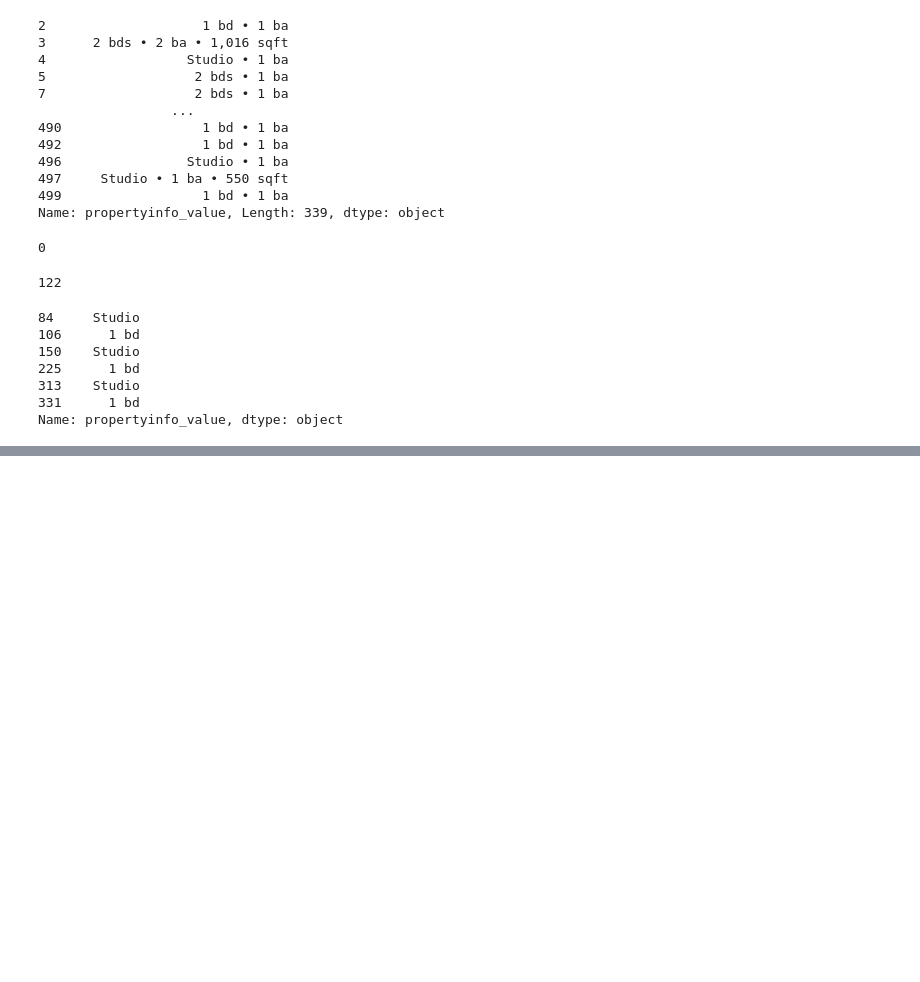
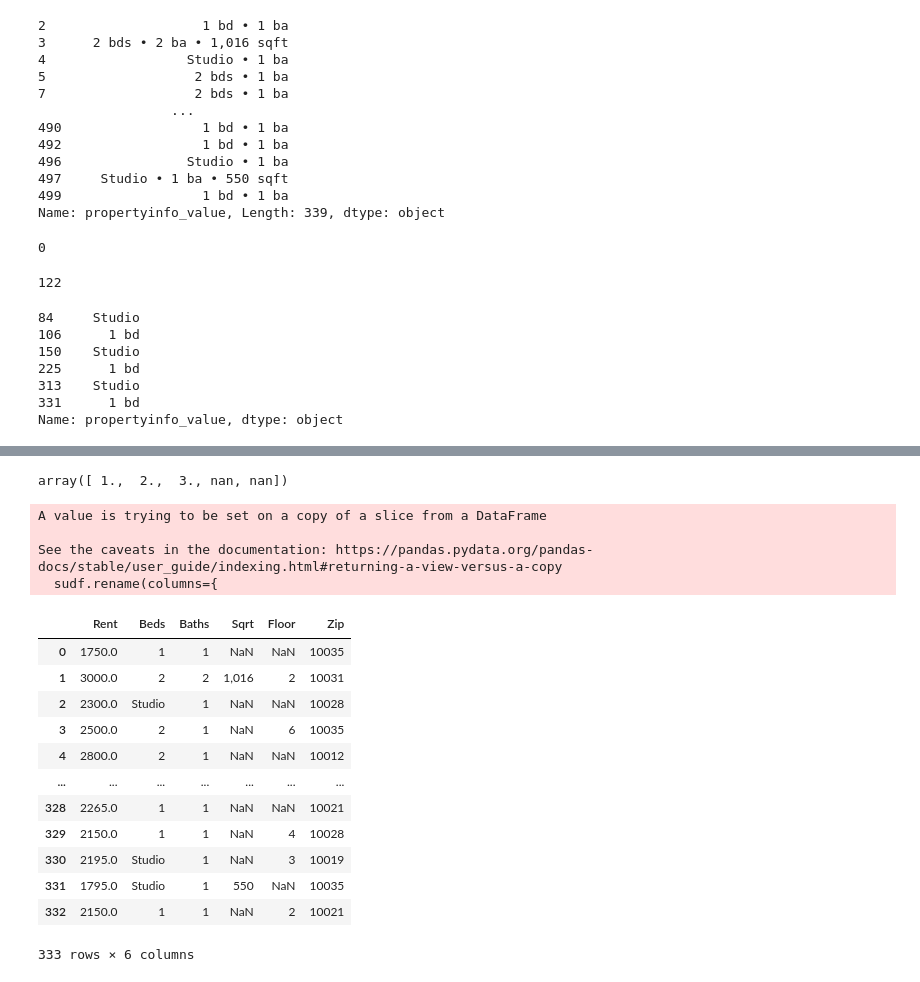
Before and after one commit to qfallen5858/ml, a Jupyter notebook: blueprints/magic/magic.ipynb, the cells around one changed output, grey strips where cells are left out. Cells and saved outputs as stored; diff of their text form; code cells hidden in the pictures; blank space fills up the shorter version.

```diff
--- a/blueprints/magic/magic.ipynb
+++ b/blueprints/magic/magic.ipynb
@@ -98,0 +103,54 @@ ValueError: not enough values to unpack (expected 3, got 1)
+# %%
+def parse_addy(r):
+  so_zip = re.search(', NY(\d+)', r)
+  so_flr = re.search('(?:APT|#)\s+(\d+)[A-Z]+,', r)
+  if so_zip:
+    zipc = so_zip.group(1)
+  else:
+    zipc = np.nan
+
+  if so_flr:
+    flr = so_flr.group(1)
+  else:
+    flr = np.nan
+  return pd.Series({'Zip':zipc, 'Floor':flr})
+
+flrzip = sujud['routable_link/_text'].apply(parse_addy)
+
+suf = sujud.join(flrzip)
+# %%
+# np.isnan(np.array(suf['Zip']))
+array1 = np.array([1,2,3,np.nan, np.nan])
+np.isnan(array1)
+array1
+# %% [output]
+array([ 1.,  2.,  3., nan, nan])
+# %%
+sudf = suf[['pricelarge_value_prices','Beds','Baths','Sqrt','Floor','Zip']]
+# %%
+sudf.rename(columns={
+  'pricelarge_value_prices':'Rent'
+},inplace = True)
+# %% [output]
+A value is trying to be set on a copy of a slice from a DataFrame
+
+See the caveats in the documentation: https://pandas.pydata.org/pandas-docs/stable/user_guide/indexing.html#returning-a-view-versus-a-copy
+  sudf.rename(columns={
+# %%
+sudf.reset_index(drop=True, inplace=True)
+# %%
+sudf
+# %% [output]
+|  | Rent | Beds | Baths | Sqrt | Floor | Zip |
+| 0 | 1750.0 | 1 | 1 | NaN | NaN | 10035 |
+| 1 | 3000.0 | 2 | 2 | 1,016 | 2 | 10031 |
+| 2 | 2300.0 | Studio | 1 | NaN | NaN | 10028 |
+| 3 | 2500.0 | 2 | 1 | NaN | 6 | 10035 |
+| 4 | 2800.0 | 2 | 1 | NaN | NaN | 10012 |
+| ... | ... | ... | ... | ... | ... | ... |
+| 328 | 2265.0 | 1 | 1 | NaN | NaN | 10021 |
+| 329 | 2150.0 | 1 | 1 | NaN | 4 | 10028 |
+| 330 | 2195.0 | Studio | 1 | NaN | 3 | 10019 |
+| 331 | 1795.0 | Studio | 1 | 550 | NaN | 10035 |
+| 332 | 2150.0 | 1 | 1 | NaN | 2 | 10021 |
+333 rows × 6 columns
```
Also changed, not shown: parts of 15 cells of this notebook, 6 other files.
